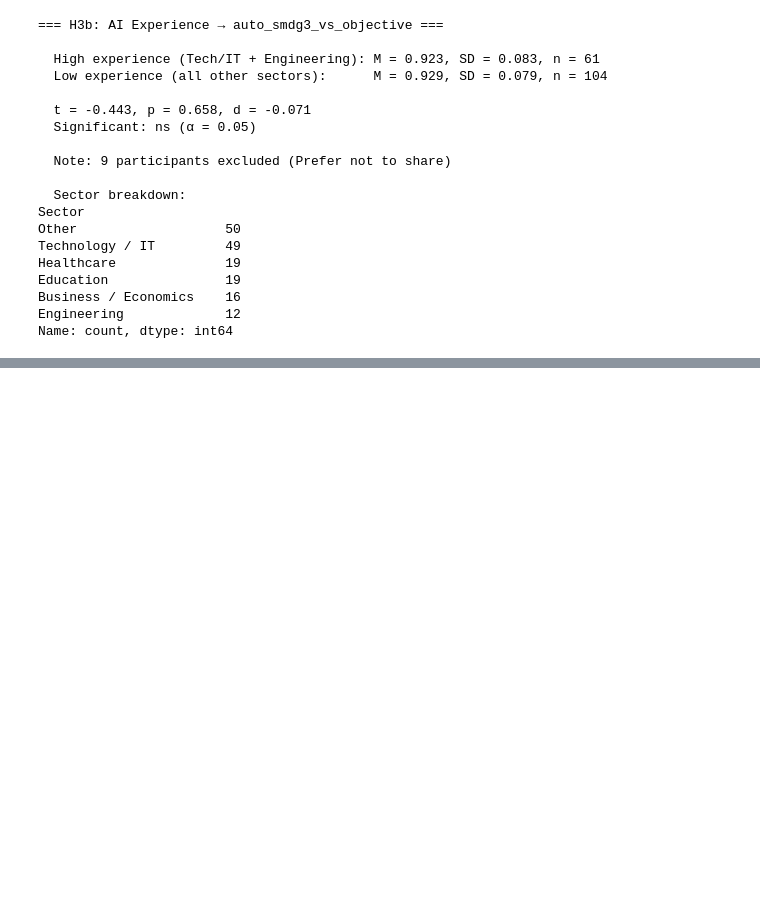
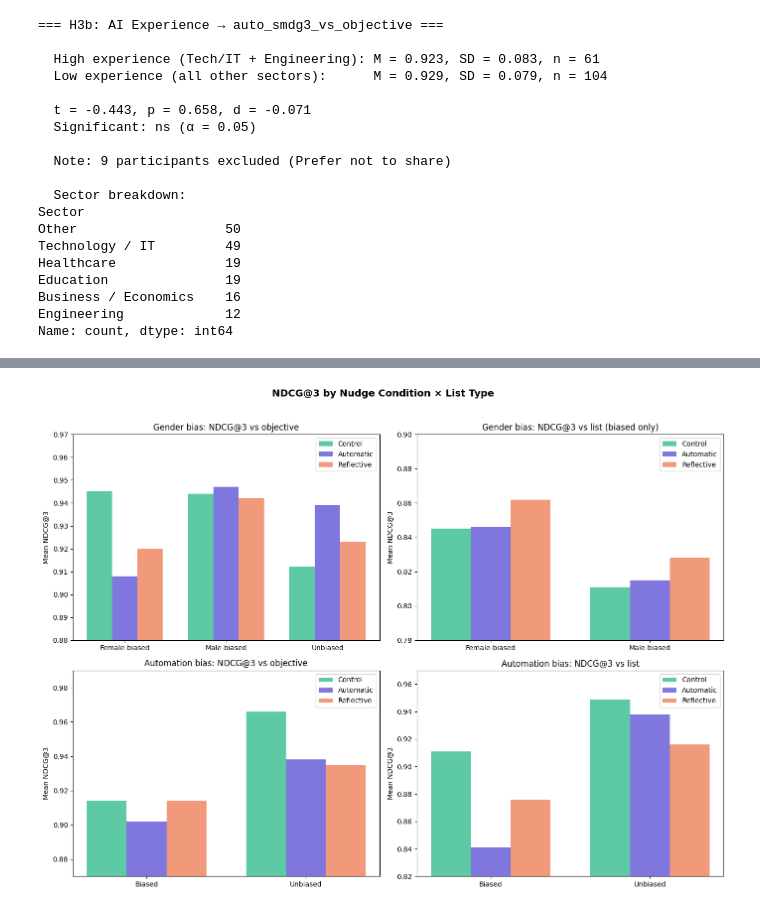
Before and after one commit to SametCan10/SametCanOzcan-Thesis, a Jupyter notebook: User_Study_Analysis.ipynb, the cells around one changed output, grey strips where cells are left out. Drawn from its saved outputs; the diff is of its cells as text; code cells hidden in the pictures; blank space fills up the shorter version.

Commit message:
Chart Added

```diff
--- a/User_Study_Analysis.ipynb
+++ b/User_Study_Analysis.ipynb
@@ -1328,0 +1331,83 @@ Name: count, dtype: int64
+# %%
+import matplotlib.pyplot as plt
+import numpy as np
+
+nudge_conditions = ['Control', 'Automatic', 'Reflective']
+colors = ['#5DCAA5', '#7F77DD', '#F0997B']
+x = np.arange(3)
+width = 0.25
+
+fig, axes = plt.subplots(2, 2, figsize=(14, 10))
+fig.suptitle('NDCG@3 by Nudge Condition × List Type', fontsize=14, fontweight='bold', y=1.02)
+
+# --- Gender: vs Objective ---
+ax = axes[0, 0]
+lists = ['Female-biased', 'Male-biased', 'Unbiased']
+ctrl  = [0.945, 0.944, 0.912]
+autom = [0.908, 0.947, 0.939]
+refl  = [0.920, 0.942, 0.923]
+x3 = np.arange(len(lists))
+ax.bar(x3 - width, ctrl,  width, label='Control',    color=colors[0])
+ax.bar(x3,         autom, width, label='Automatic',  color=colors[1])
+ax.bar(x3 + width, refl,  width, label='Reflective', color=colors[2])
+ax.set_title('Gender bias: NDCG@3 vs objective', fontsize=12)
+ax.set_xticks(x3)
+ax.set_xticklabels(lists)
+ax.set_ylim(0.88, 0.97)
+ax.set_ylabel('Mean NDCG@3')
+ax.legend()
+
+# --- Gender: vs List ---
+ax = axes[0, 1]
+lists2 = ['Female-biased', 'Male-biased']
+ctrl2  = [0.845, 0.811]
+autom2 = [0.846, 0.815]
+refl2  = [0.862, 0.828]
+x2 = np.arange(len(lists2))
+ax.bar(x2 - width, ctrl2,  width, label='Control',    color=colors[0])
+ax.bar(x2,         autom2, width, label='Automatic',  color=colors[1])
+ax.bar(x2 + width, refl2,  width, label='Reflective', color=colors[2])
+ax.set_title('Gender bias: NDCG@3 vs list (biased only)', fontsize=12)
+ax.set_xticks(x2)
+ax.set_xticklabels(lists2)
+ax.set_ylim(0.78, 0.90)
+ax.set_ylabel('Mean NDCG@3')
+ax.legend()
+
+# --- Automation: vs Objective ---
+ax = axes[1, 0]
+lists3 = ['Biased', 'Unbiased']
+ctrl3  = [0.914, 0.966]
+autom3 = [0.902, 0.938]
+refl3  = [0.914, 0.935]
+x2 = np.arange(len(lists3))
+ax.bar(x2 - width, ctrl3,  width, label='Control',    color=colors[0])
+ax.bar(x2,         autom3, width, label='Automatic',  color=colors[1])
+ax.bar(x2 + width, refl3,  width, label='Reflective', color=colors[2])
+ax.set_title('Automation bias: NDCG@3 vs objective', fontsize=12)
+ax.set_xticks(x2)
+ax.set_xticklabels(lists3)
+ax.set_ylim(0.87, 0.99)
+ax.set_ylabel('Mean NDCG@3')
+ax.legend()
+
+# --- Automation: vs List ---
+ax = axes[1, 1]
+ctrl4  = [0.911, 0.949]
+autom4 = [0.841, 0.938]
+refl4  = [0.876, 0.916]
+ax.bar(x2 - width, ctrl4,  width, label='Control',    color=colors[0])
+ax.bar(x2,         autom4, width, label='Automatic',  color=colors[1])
+ax.bar(x2 + width, refl4,  width, label='Reflective', color=colors[2])
+ax.set_title('Automation bias: NDCG@3 vs list', fontsize=12)
+ax.set_xticks(x2)
+ax.set_xticklabels(lists3)
+ax.set_ylim(0.82, 0.97)
+ax.set_ylabel('Mean NDCG@3')
+ax.legend()
+
+plt.tight_layout()
+plt.savefig('ndcg3_barcharts.png', dpi=300, bbox_inches='tight')
+plt.show()
+# %% [output]
+[figure, added]
```
Also changed, not shown: parts of 1 cell of this notebook.
